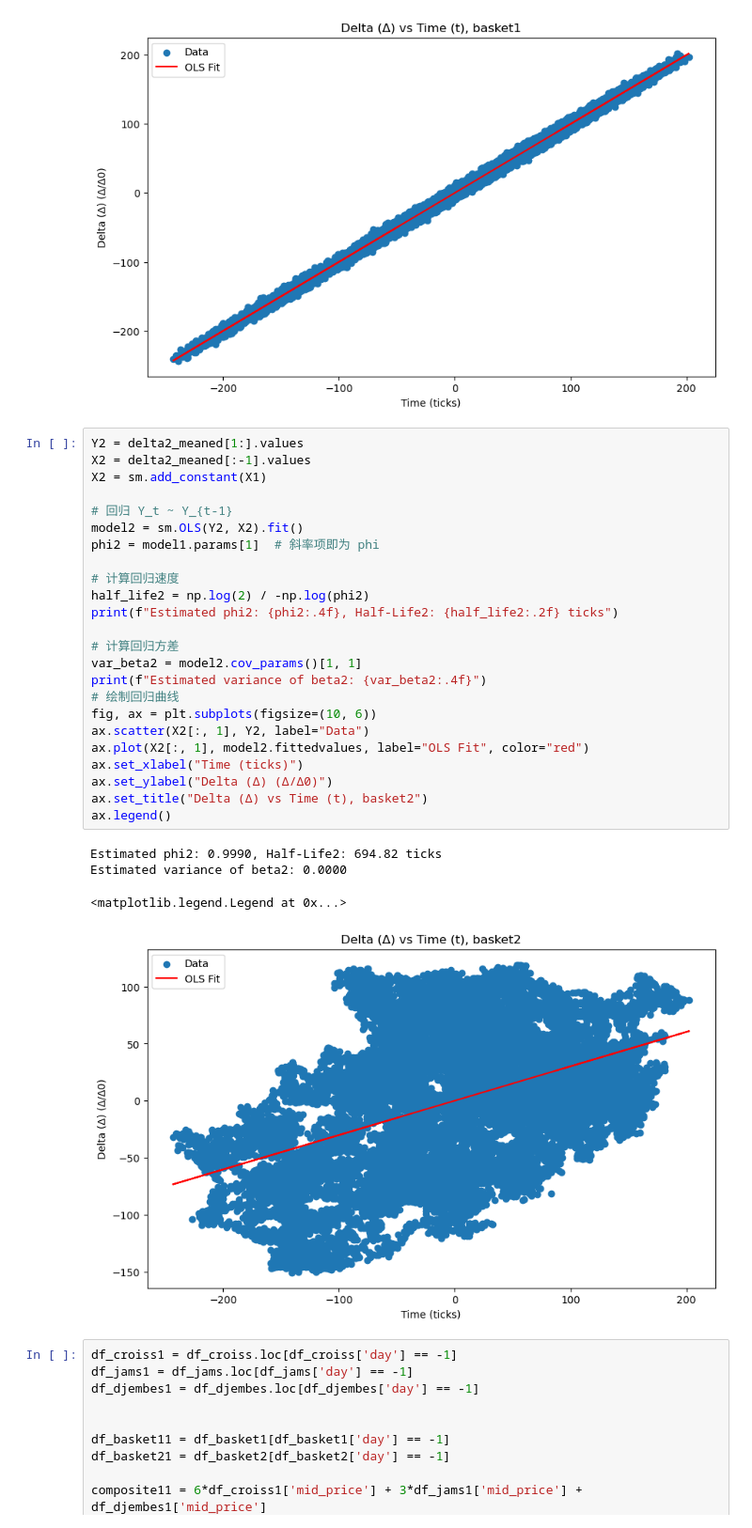
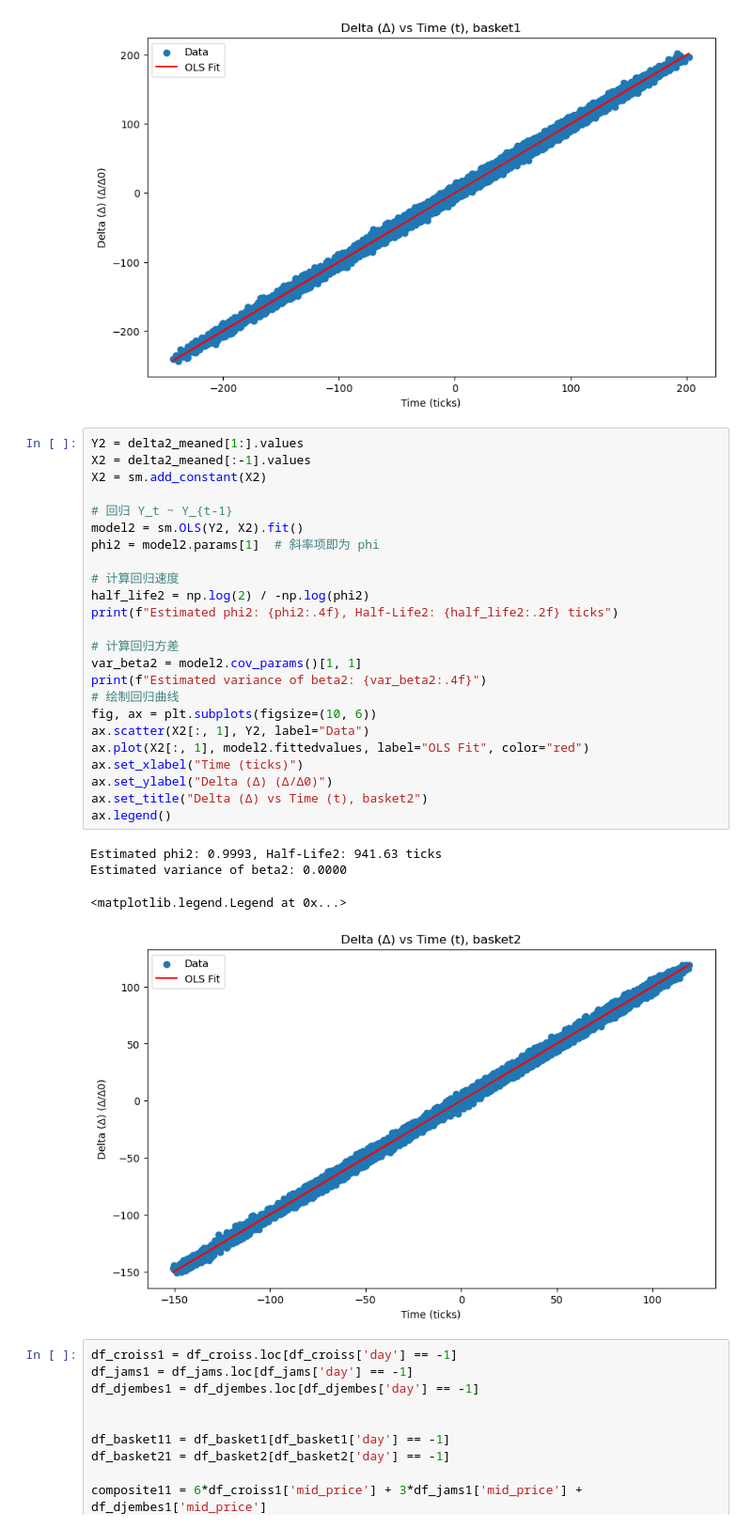
Before and after one commit to IMC-Prosperity-Granite-Flow/IMC_Prosperity3_GraniteFlow, a Jupyter notebook: src/analysis/round2/main.ipynb, the cells around one changed output. Shown at 94% size. Drawn from its saved outputs; the diff is of its cells as text.

```diff
--- a/src/analysis/round2/main.ipynb
+++ b/src/analysis/round2/main.ipynb
@@ -217,32 +260,32 @@ Estimated variance of beta1: 0.0000
 # %%
 Y2 = delta2_meaned[1:].values
 X2 = delta2_meaned[:-1].values
-X2 = sm.add_constant(X1)
+X2 = sm.add_constant(X2)
 
 # 回归 Y_t ~ Y_{t-1}
 model2 = sm.OLS(Y2, X2).fit()
-phi2 = model1.params[1]  # 斜率项即为 phi
+phi2 = model2.params[1]  # 斜率项即为 phi
 
 # 计算回归速度
 half_life2 = np.log(2) / -np.log(phi2)
 print(f"Estimated phi2: {phi2:.4f}, Half-Life2: {half_life2:.2f} ticks")
 
 # 计算回归方差
 var_beta2 = model2.cov_params()[1, 1]
 print(f"Estimated variance of beta2: {var_beta2:.4f}")
 # 绘制回归曲线
 fig, ax = plt.subplots(figsize=(10, 6))
 ax.scatter(X2[:, 1], Y2, label="Data")
 ax.plot(X2[:, 1], model2.fittedvalues, label="OLS Fit", color="red")
 ax.set_xlabel("Time (ticks)")
 ax.set_ylabel("Delta (Δ) (Δ/Δ0)")
 ax.set_title("Delta (Δ) vs Time (t), basket2")
 ax.legend()
 # %% [output]
-Estimated phi2: 0.9990, Half-Life2: 694.82 ticks
+Estimated phi2: 0.9993, Half-Life2: 941.63 ticks
 Estimated variance of beta2: 0.0000
 <matplotlib.legend.Legend at 0x...>
-[figure, old version]
+[figure, new version]
 # %%
 df_croiss1 = df_croiss.loc[df_croiss['day'] == -1]
 df_jams1 = df_jams.loc[df_jams['day'] == -1]
```
Also changed, not shown: parts of 4 cells of this notebook, 3 other files.
